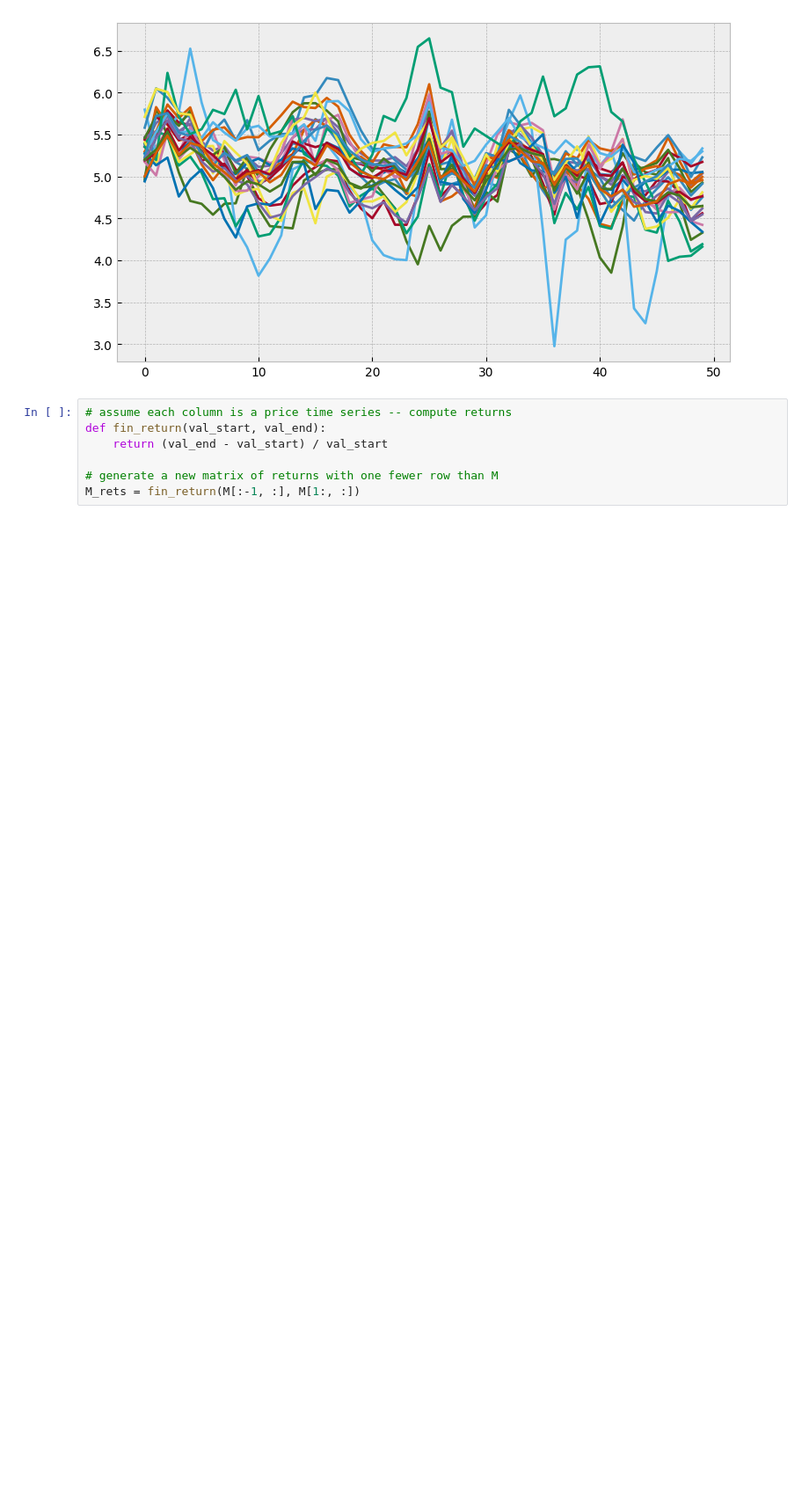
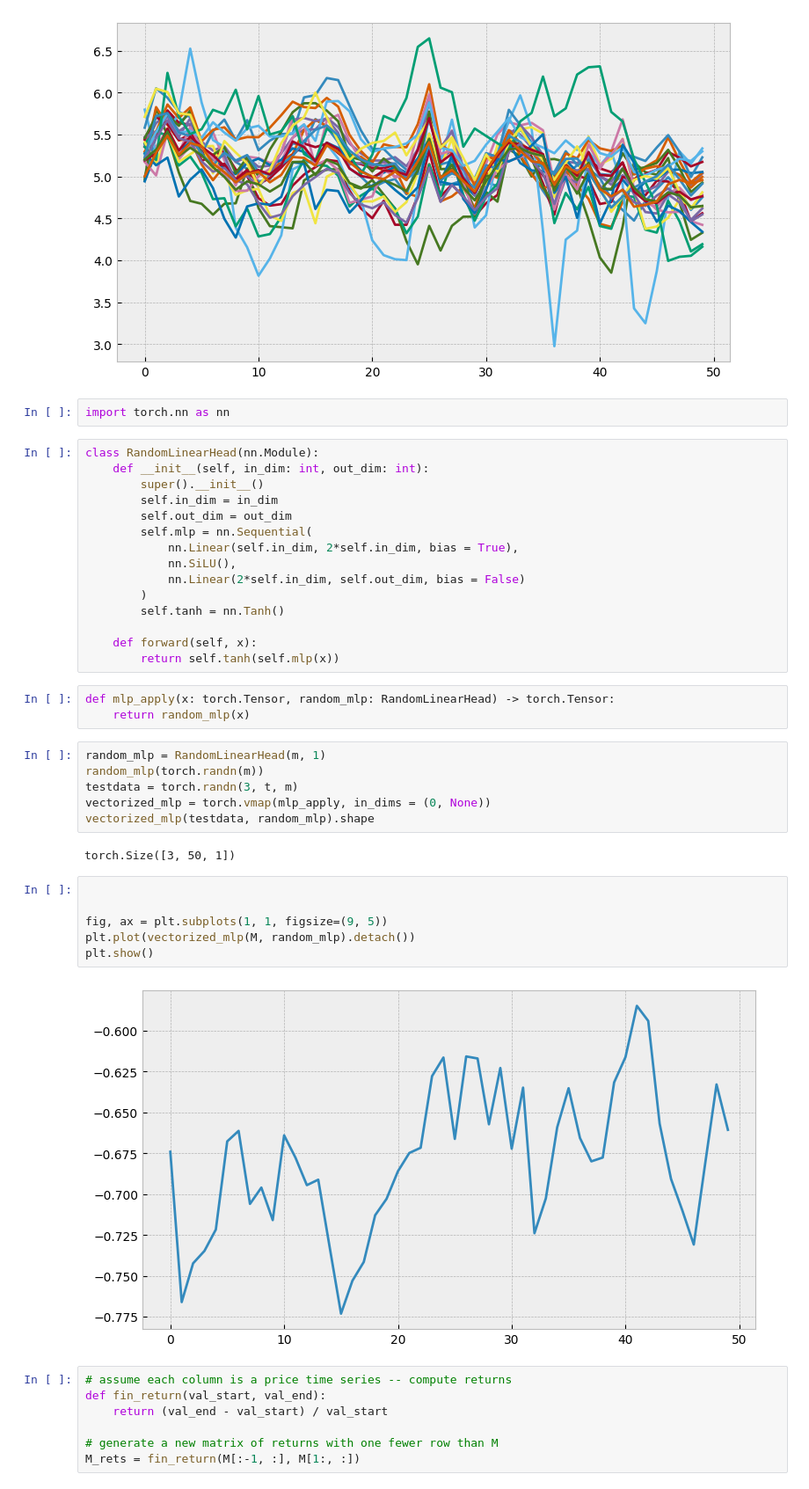
Before and after one commit to m-laprise/partialinfo, a Jupyter notebook: src/inprogress/dgp_draft.ipynb, the cells around one changed output. Shown at 88% size. Saved outputs shown, nothing was run; the diff lists cells and outputs as text; blank space fills up the shorter version.

```diff
--- a/src/inprogress/dgp_draft.ipynb
+++ b/src/inprogress/dgp_draft.ipynb
@@ -39,6 +39,42 @@ for col in range(m):
 plt.show()
 # %% [output]
 [figure]
+# %%
+import torch.nn as nn
+# %%
+class RandomLinearHead(nn.Module):
+    def __init__(self, in_dim: int, out_dim: int):
+        super().__init__()
+        self.in_dim = in_dim
+        self.out_dim = out_dim
+        self.mlp = nn.Sequential(
+            nn.Linear(self.in_dim, 2*self.in_dim, bias = True),
+            nn.SiLU(),
+            nn.Linear(2*self.in_dim, self.out_dim, bias = False)
+        )
+        self.tanh = nn.Tanh()
+
+    def forward(self, x):
+        return self.tanh(self.mlp(x))
+# %%
+def mlp_apply(x: torch.Tensor, random_mlp: RandomLinearHead) -> torch.Tensor:
+    return random_mlp(x)
+# %%
+random_mlp = RandomLinearHead(m, 1)
+random_mlp(torch.randn(m))
+testdata = torch.randn(3, t, m)
+vectorized_mlp = torch.vmap(mlp_apply, in_dims = (0, None))
+vectorized_mlp(testdata, random_mlp).shape
+# %% [output]
+torch.Size([3, 50, 1])
+# %%
+
+
+fig, ax = plt.subplots(1, 1, figsize=(9, 5))
+plt.plot(vectorized_mlp(M, random_mlp).detach())
+plt.show()
+# %% [output]
+[figure, added]
 # %%
 # assume each column is a price time series -- compute returns
 def fin_return(val_start, val_end):
```
Also changed, not shown: 5 other files.
